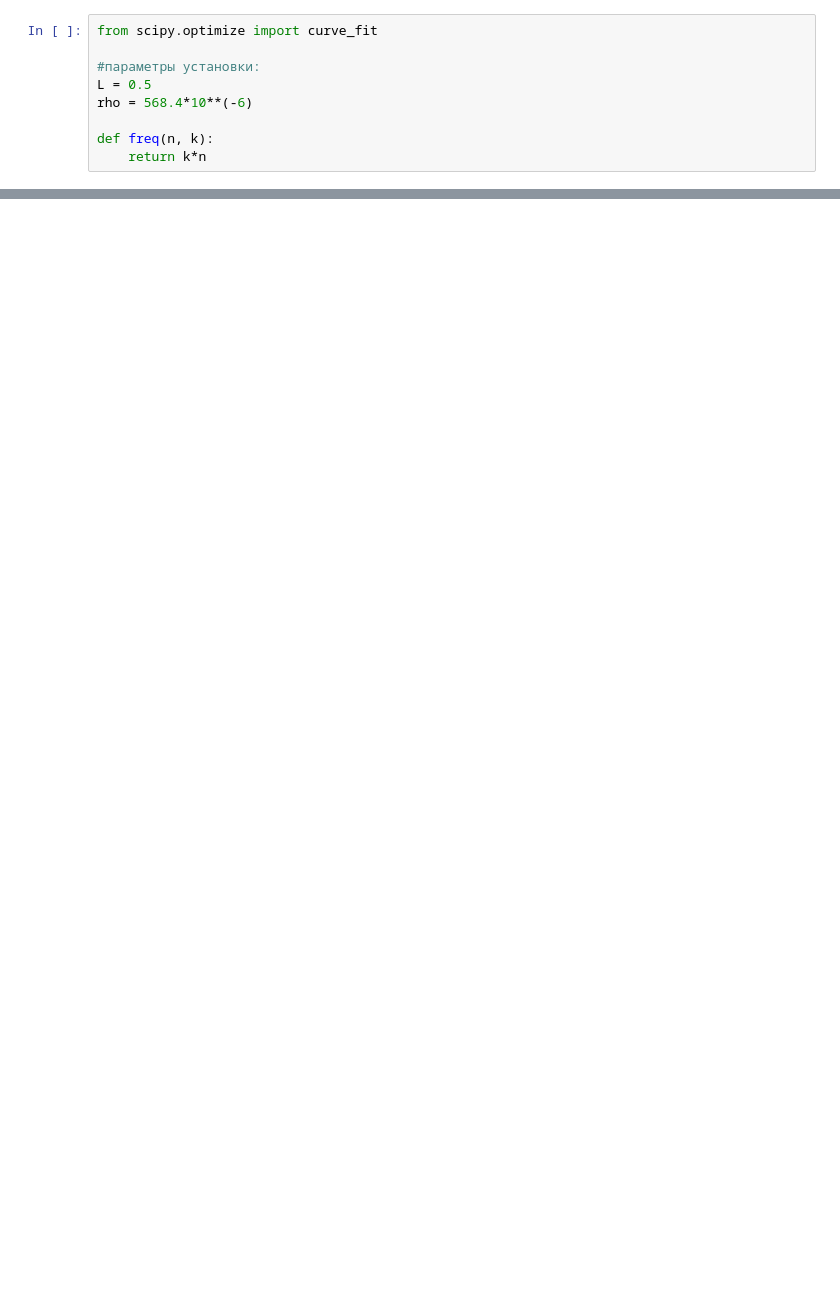
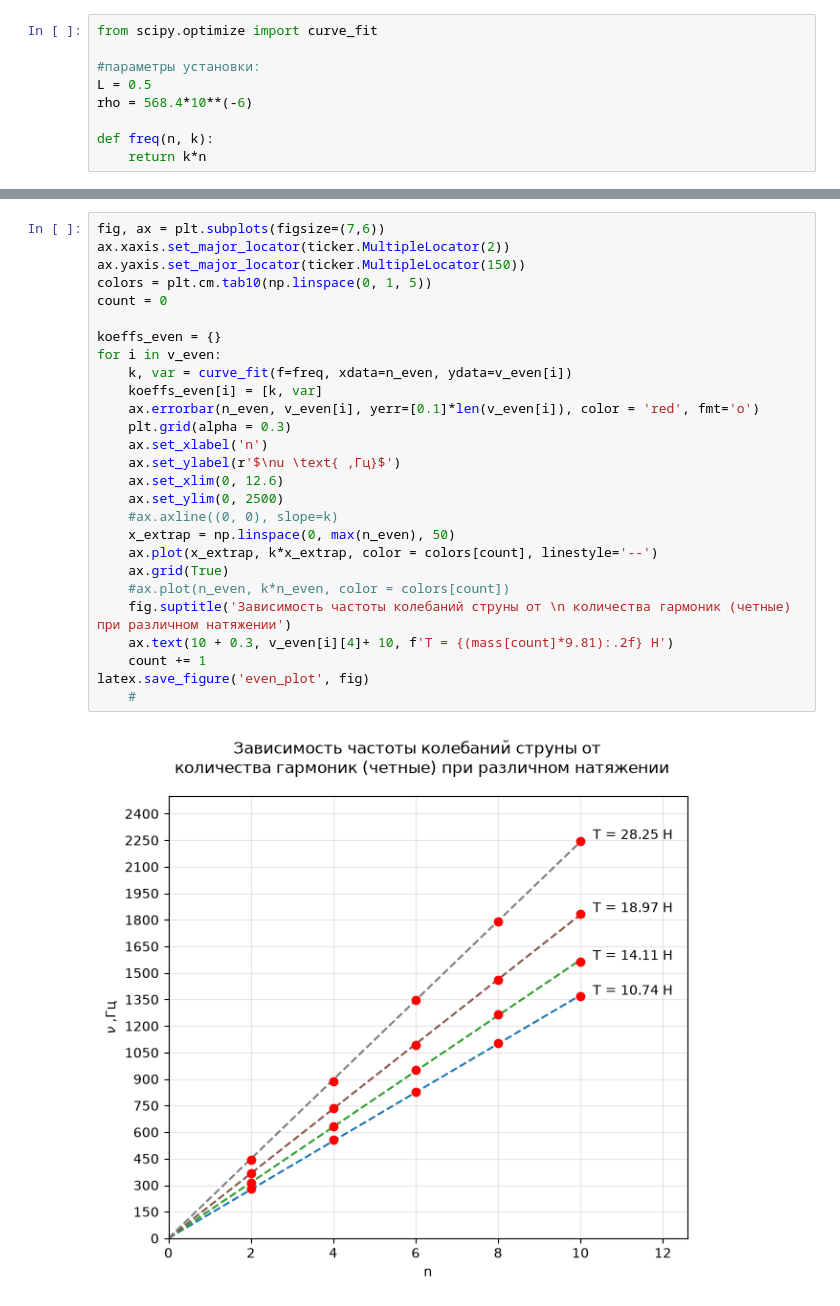
Before and after one commit to sanyaswim2020-lgtm/MIPT_phys_lab, a Jupyter notebook: Mechanics/1_4_5/1_4_5.ipynb, the cells around one changed output, grey strips where cells are left out. Cells and saved outputs as stored; diff of their text form; blank space fills up the shorter version.

```diff
--- a/Mechanics/1_4_5/1_4_5.ipynb
+++ b/Mechanics/1_4_5/1_4_5.ipynb
@@ -122,0 +147,29 @@ for i in v_uneven:
+# %%
+fig, ax = plt.subplots(figsize=(7,6))
+ax.xaxis.set_major_locator(ticker.MultipleLocator(2))
+ax.yaxis.set_major_locator(ticker.MultipleLocator(150))
+colors = plt.cm.tab10(np.linspace(0, 1, 5))
+count = 0
+
+koeffs_even = {}
+for i in v_even:
+    k, var = curve_fit(f=freq, xdata=n_even, ydata=v_even[i])
+    koeffs_even[i] = [k, var]
+    ax.errorbar(n_even, v_even[i], yerr=[0.1]*len(v_even[i]), color = 'red', fmt='o')
+    plt.grid(alpha = 0.3)
+    ax.set_xlabel('n')
+    ax.set_ylabel(r'$\nu \text{ ,Гц}$')
+    ax.set_xlim(0, 12.6)
+    ax.set_ylim(0, 2500)
+    #ax.axline((0, 0), slope=k)
+    x_extrap = np.linspace(0, max(n_even), 50)
+    ax.plot(x_extrap, k*x_extrap, color = colors[count], linestyle='--')
+    ax.grid(True)
+    #ax.plot(n_even, k*n_even, color = colors[count])
+    fig.suptitle('Зависимость частоты колебаний струны от \n количества гармоник (четные) при различном натяжении')
+    ax.text(10 + 0.3, v_even[i][4]+ 10, f'T = {(mass[count]*9.81):.2f} Н')
+    count += 1
+latex.save_figure('even_plot', fig)
+    #
+# %% [output]
+[figure, added]
```
Also changed, not shown: parts of 13 cells of this notebook, 21 other files.
